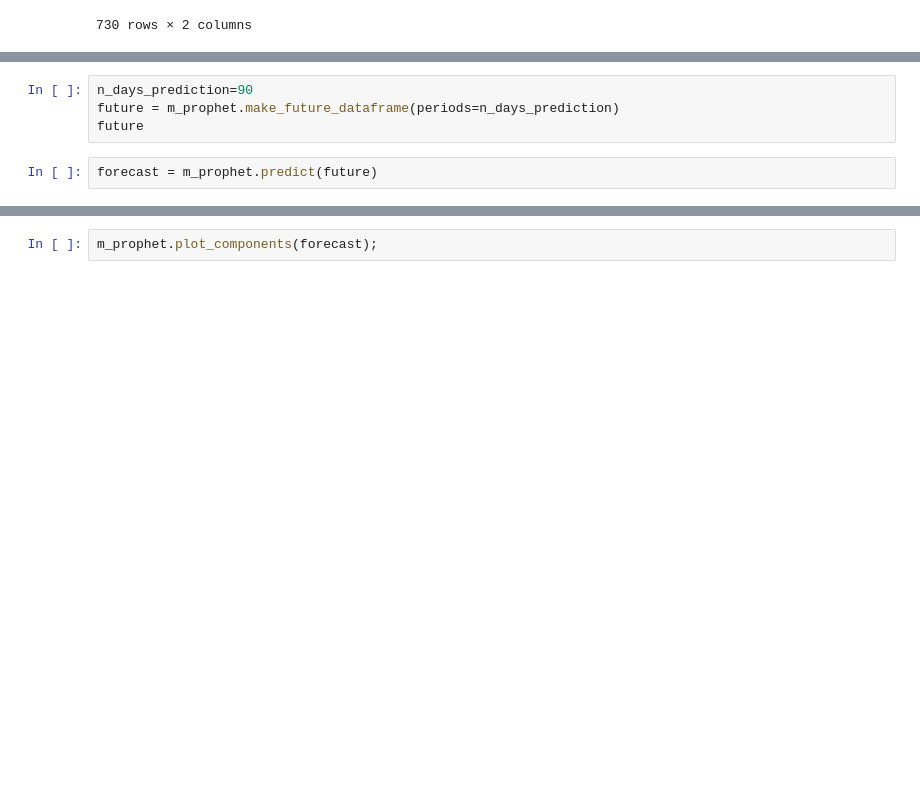
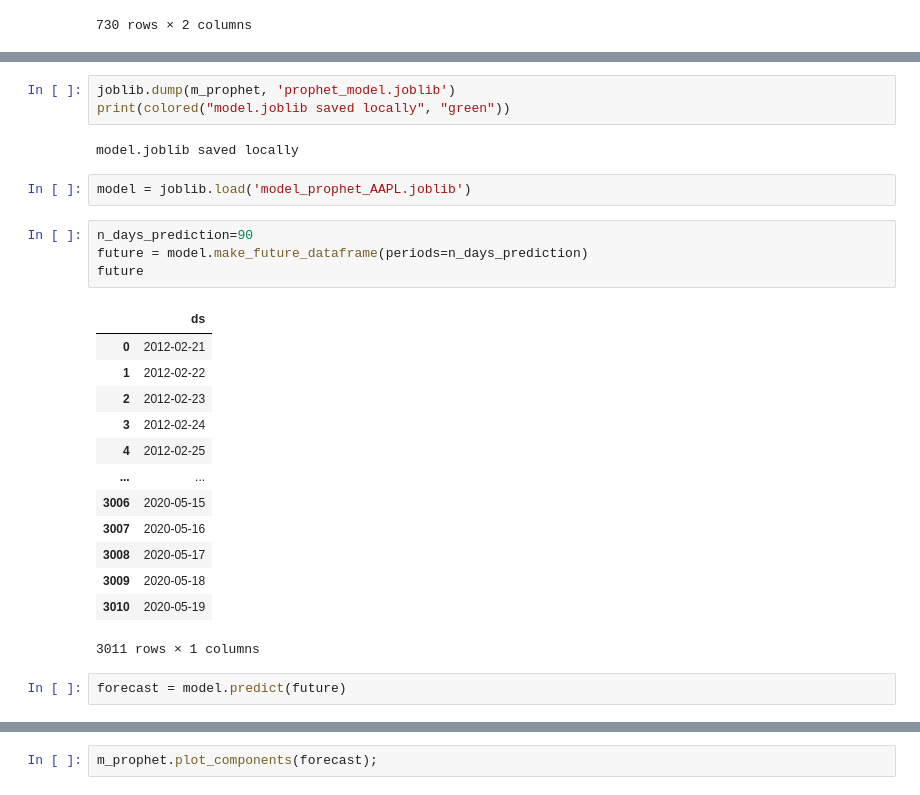
Before and after one commit to brahim-el-merbouh/springstone, a Jupyter notebook: notebooks/blueoverseas_fin_feat_eng.ipynb, the cells around one changed output, grey strips where cells are left out. Cells and saved outputs as stored; diff of their text form; blank space fills up the shorter version.

Commit message:
As example to run Prophet predictions

```diff
--- a/notebooks/blueoverseas_fin_feat_eng.ipynb
+++ b/notebooks/blueoverseas_fin_feat_eng.ipynb
@@ -154,8 +99,29 @@ m_prophet.fit(df_train)
+# %%
+joblib.dump(m_prophet, 'prophet_model.joblib')
+print(colored("model.joblib saved locally", "green"))
+# %% [output]
+model.joblib saved locally
+# %%
+model = joblib.load('model_prophet_AAPL.joblib')
 # %%
 n_days_prediction=90
-future = m_prophet.make_future_dataframe(periods=n_days_prediction)
+future = model.make_future_dataframe(periods=n_days_prediction)
 future
+# %% [output]
+|  | ds |
+| 0 | 2012-02-21 |
+| 1 | 2012-02-22 |
+| 2 | 2012-02-23 |
+| 3 | 2012-02-24 |
+| 4 | 2012-02-25 |
+| ... | ... |
+| 3006 | 2020-05-15 |
+| 3007 | 2020-05-16 |
+| 3008 | 2020-05-17 |
+| 3009 | 2020-05-18 |
+| 3010 | 2020-05-19 |
+3011 rows × 1 columns
 # %%
-forecast = m_prophet.predict(future)
+forecast = model.predict(future)
 # %%
 forecast[['ds', 'yhat', 'yhat_lower', 'yhat_upper', 'non business day']]
```
Also changed, not shown: parts of 16 cells of this notebook, 1 other file.
